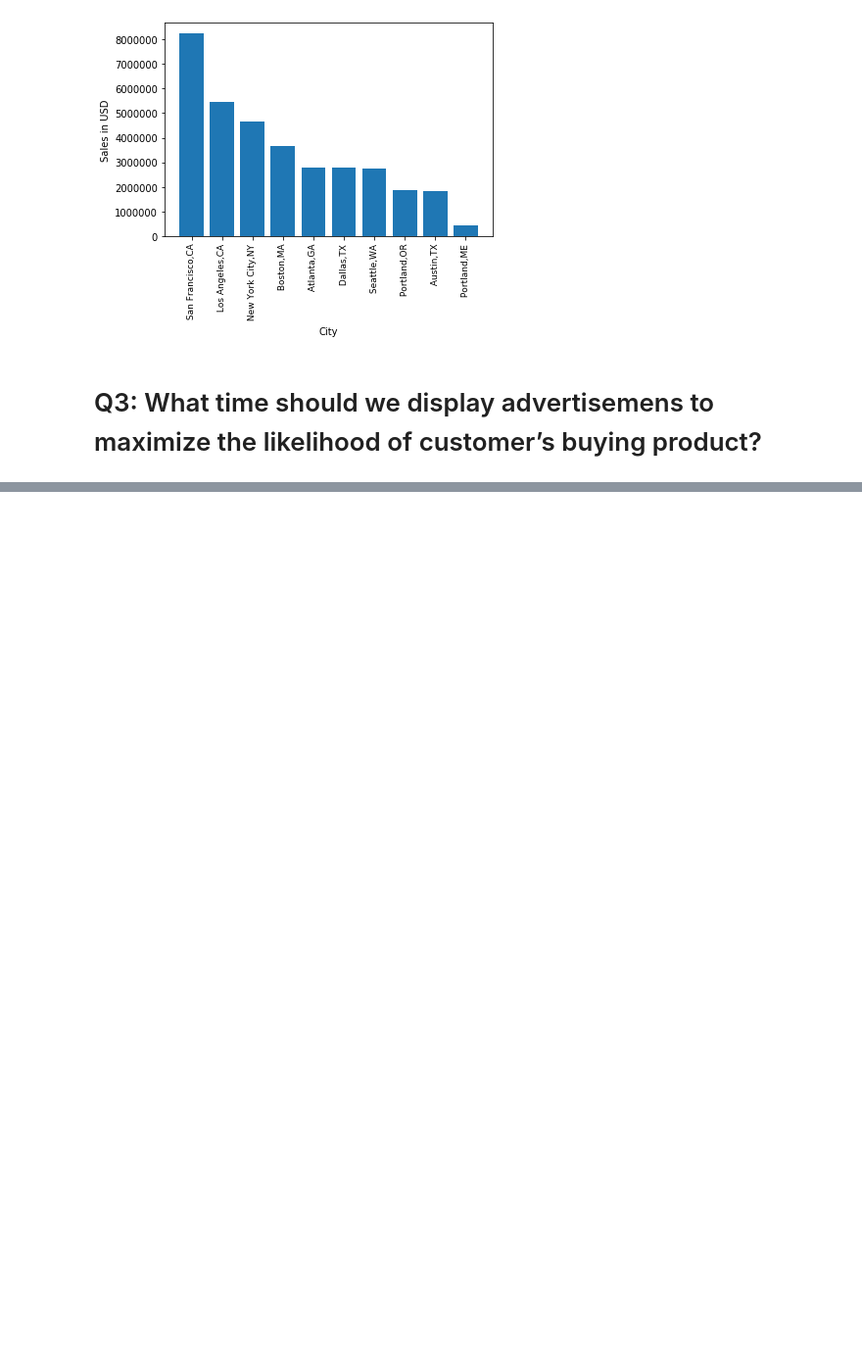
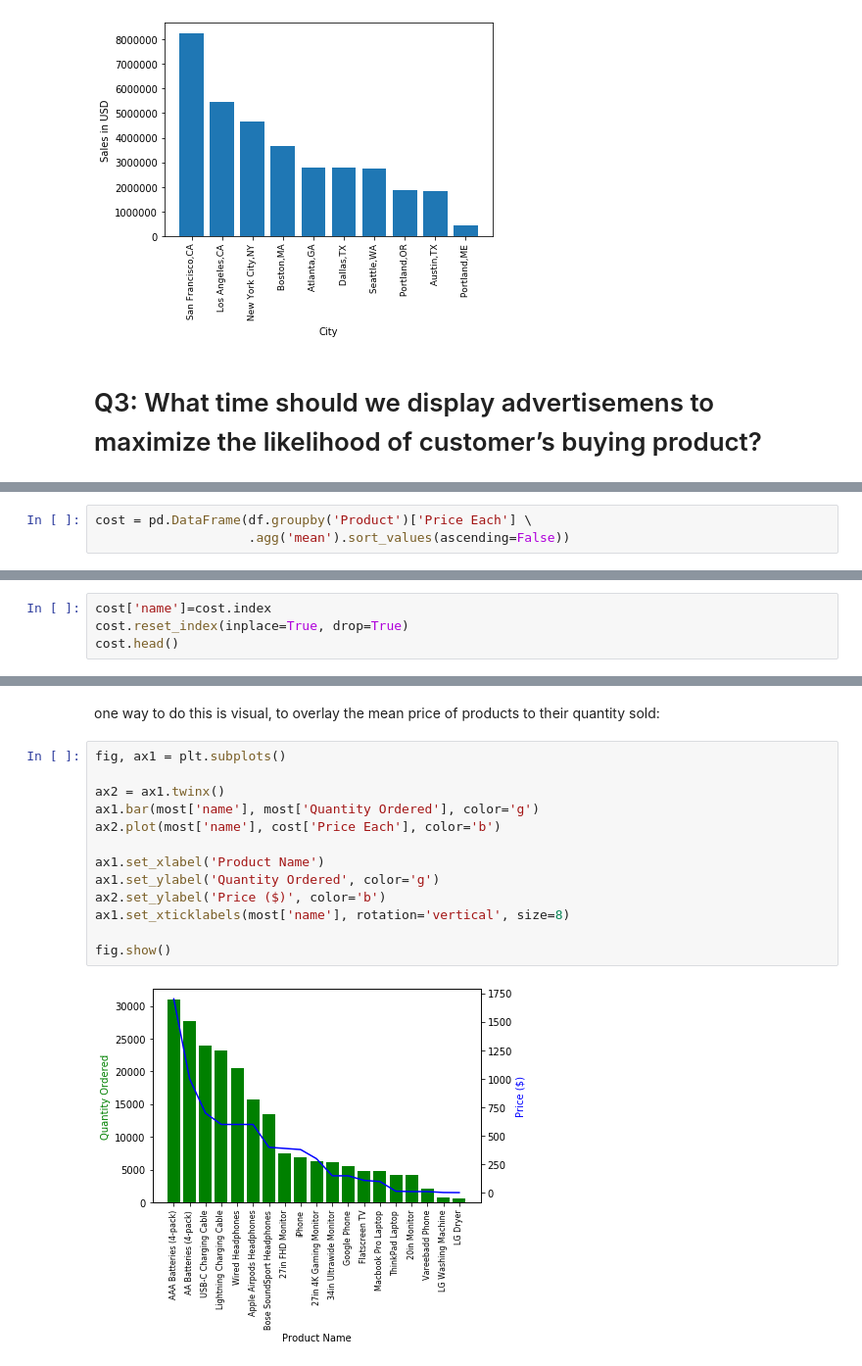
Before and after one commit to paabes/Data-Science, a Jupyter notebook: SalesAnalysis/multiple dataset analysis .ipynb, the cells around one changed output, grey strips where cells are left out. Shown: that part at 98% size. Saved outputs shown, nothing was run; the diff lists cells and outputs as text; blank space fills up the shorter version.

```diff
--- a/SalesAnalysis/multiple dataset analysis .ipynb
+++ b/SalesAnalysis/multiple dataset analysis .ipynb
@@ -256,0 +417,3 @@ plt.show()
+# %%
+cost = pd.DataFrame(df.groupby('Product')['Price Each'] \
+                    .agg('mean').sort_values(ascending=False))
@@ -256,0 +430,4 @@ plt.show()
+# %%
+cost['name']=cost.index
+cost.reset_index(inplace=True, drop=True)
+cost.head()
@@ -256,0 +441,17 @@ plt.show()
+# %% [markdown]
+one way to do this is visual, to overlay the mean price of products to their quantity sold:
+# %%
+fig, ax1 = plt.subplots()
+
+ax2 = ax1.twinx()
+ax1.bar(most['name'], most['Quantity Ordered'], color='g')
+ax2.plot(most['name'], cost['Price Each'], color='b')
+
+ax1.set_xlabel('Product Name')
+ax1.set_ylabel('Quantity Ordered', color='g')
+ax2.set_ylabel('Price ($)', color='b')
+ax1.set_xticklabels(most['name'], rotation='vertical', size=8)
+
+fig.show()
+# %% [output]
+[figure, added]
```
Also changed, not shown: parts of 34 cells of this notebook.
